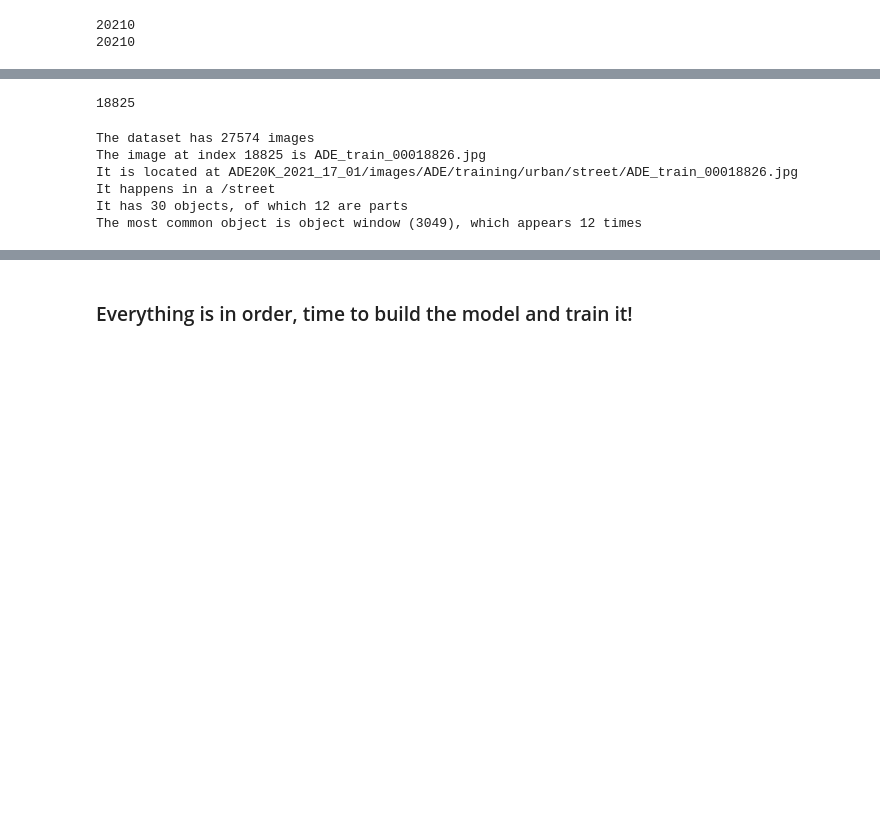
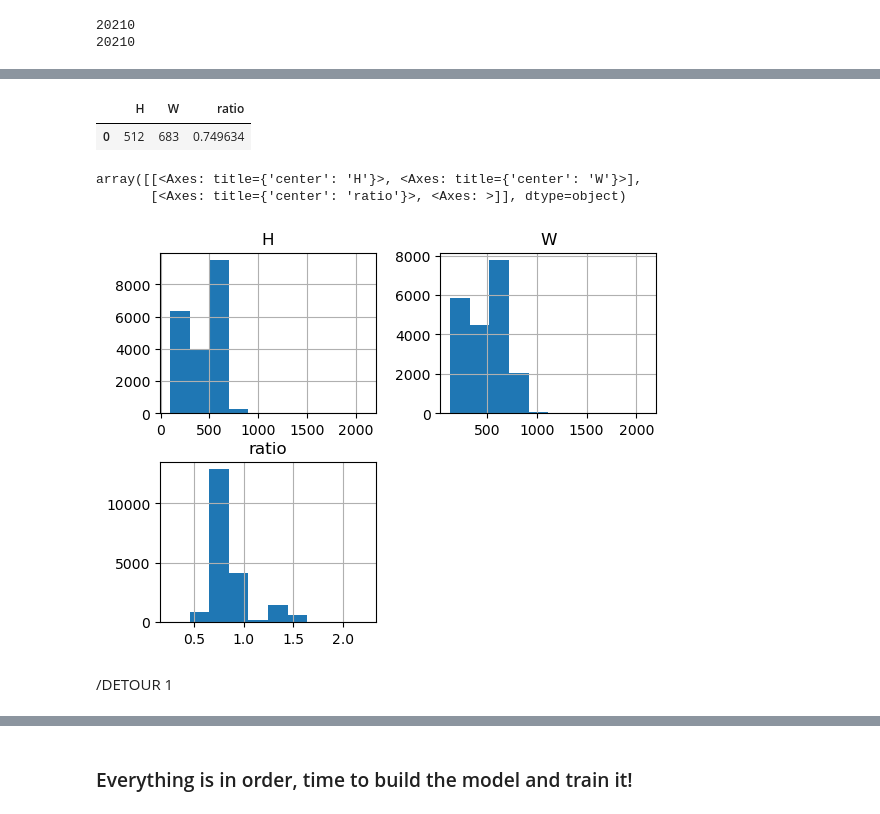
Before and after one commit to projectayre/ayre, a Jupyter notebook: semantic-segmentation/segmentation-ai-experimentation.ipynb, the cells around one changed output, grey strips where cells are left out. Cells and saved outputs as stored; diff of their text form; code cells hidden in the pictures; blank space fills up the shorter version.

```diff
--- a/semantic-segmentation/segmentation-ai-experimentation.ipynb
+++ b/semantic-segmentation/segmentation-ai-experimentation.ipynb
@@ -94,0 +98,9 @@ class ADE20KDataset(Dataset):
+# %%
+img_h, img_w = np.zeros((len(training_images))), np.zeros((len(training_images)))
+for idx in range(len(training_images)):
+    timg = read_image(images_training_dir + '/' + training_images[idx])
+    img_h[idx] = timg.shape[1]
+    img_w[idx] = timg.shape[2]
+# %%
+image_size = pd.DataFrame({'H': img_h, 'W': img_w}, dtype='int')
+image_size.describe()
@@ -95,3 +117,18 @@ class ADE20KDataset(Dataset):
+# %%
+image_size['ratio'] = image_size['H'] / image_size['W']
+# %%
+image_size.mode()
+# %% [output]
+|  | H | W | ratio |
+| 0 | 512 | 683 | 0.749634 |
+# %%
+image_size.hist()
+# %% [output]
+array([[<Axes: title={'center': 'H'}>, <Axes: title={'center': 'W'}>],
+       [<Axes: title={'center': 'ratio'}>, <Axes: >]], dtype=object)
+[figure, added]
+# %% [markdown]
+/DETOUR 1
 # %%
 train_batch = 96
 test_batch = 64
@@ -111,32 +150,3 @@ train_loader = DataLoader(train_dataset, batch_size=8, shuffle=True)
 
 val_dataset = ADE20KDataset(images_validation_dir, annotations_validation_dir, transforms=transform)
 val_loader = DataLoader(val_dataset, batch_size=8, shuffle=False)
-# %%
-# set a random index for visualization and experimentation.
-idx = np.random.randint(0, 27574)
-idx
-# %% [output]
-18825
-# %%
-# using an included script to gather all data we need ot start segmentation
-nfiles = len(index_ade20k['filename'])
-file_name = index_ade20k['filename'][idx]
-num_obj = index_ade20k['objectPresence'][:, idx].sum()
-num_parts = index_ade20k['objectIsPart'][:, idx].sum()
-count_obj = index_ade20k['objectPresence'][:, idx].max()
-obj_id = np.where(index_ade20k['objectPresence'][:, idx] == count_obj)[0][0]
-obj_name = index_ade20k['objectnames'][obj_id]
-full_file_name = '{}/{}'.format(index_ade20k['folder'][idx], index_ade20k['filename'][idx])
-print("The dataset has {} images".format(nfiles))
-print("The image at index {} is {}".format(idx, file_name))
-print("It is located at {}".format(full_file_name))
-print("It happens in a {}".format(index_ade20k['scene'][idx]))
-print("It has {} objects, of which {} are parts".format(num_obj, num_parts))
-print("The most common object is object {} ({}), which appears {} times".format(obj_name, obj_id, count_obj))
-# %% [output]
-The dataset has 27574 images
-The image at index 18825 is ADE_train_00018826.jpg
-It is located at ADE20K_2021_17_01/images/ADE/training/urban/street/ADE_train_00018826.jpg
-It happens in a /street
-It has 30 objects, of which 12 are parts
-The most common object is object window (3049), which appears 12 times
```
Also changed, not shown: parts of 16 cells of this notebook.
